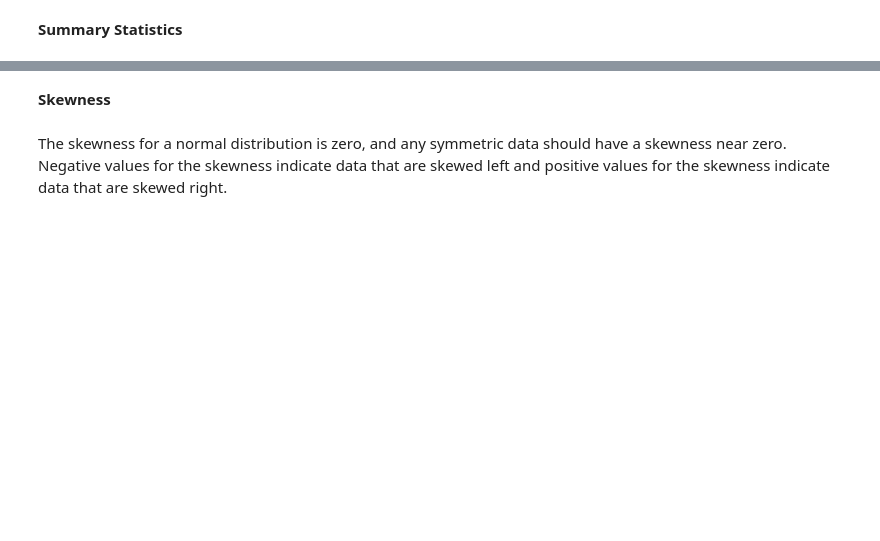
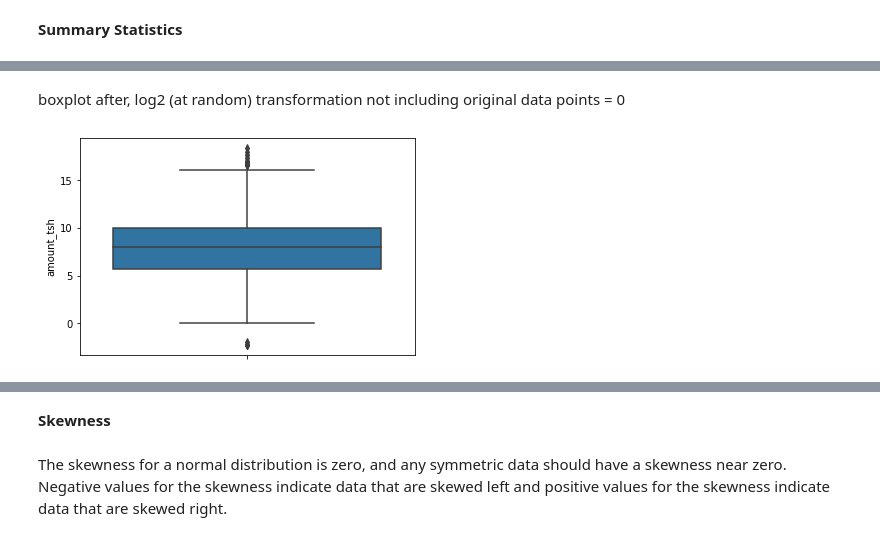
Before and after one commit to TashiNyangmi/pump_it_up, a Jupyter notebook: pump_it_up/notebooks/2. EDA.ipynb, the cells around one changed output, grey strips where cells are left out. Saved outputs shown, nothing was run; the diff lists cells and outputs as text; code cells hidden in the pictures; blank space fills up the shorter version.

```diff
--- a/pump_it_up/notebooks/2. EDA.ipynb
+++ b/pump_it_up/notebooks/2. EDA.ipynb
@@ -28,0 +62,6 @@ df_num.describe()
+# %% [markdown]
+boxplot after, log2 (at random) transformation not including original data points = 0
+# %%
+_ = sns.boxplot(y = np.log2(df[df['amount_tsh']!= 0]['amount_tsh']))
+# %% [output]
+[figure, added]
```
Also changed, not shown: parts of 17 cells of this notebook, 2 other files.
